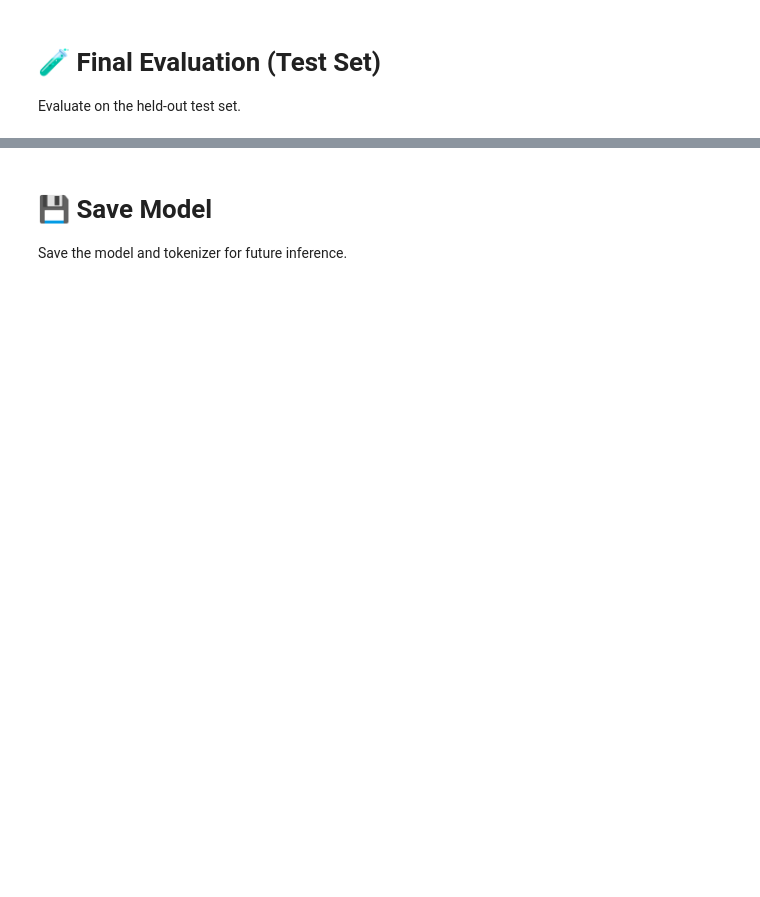
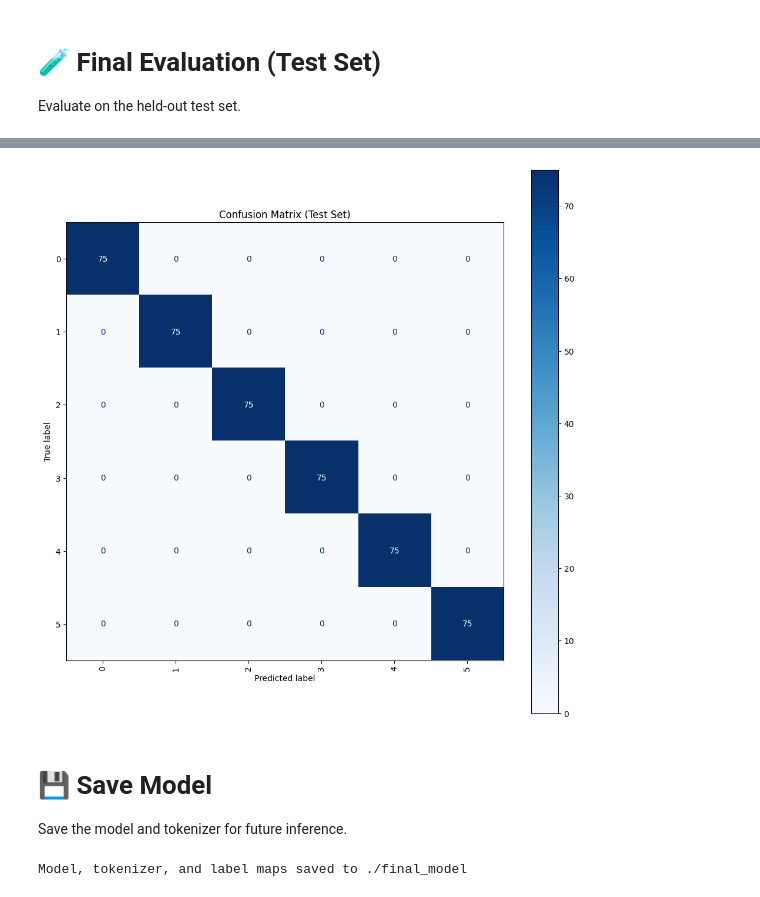
Before and after one commit to notlath/aill-be-sick, a Jupyter notebook: notebooks/finetuning/BioClinical_ModernBERT_base_Symptom2Disease_dataset_WITH_DROPOUT_42.ipynb, the cells around one changed output, grey strips where cells are left out. Saved outputs shown, nothing was run; the diff lists cells and outputs as text; code cells hidden in the pictures; blank space fills up the shorter version.

```diff
--- a/notebooks/finetuning/BioClinical_ModernBERT_base_Symptom2Disease_dataset_WITH_DROPOUT_42.ipynb
+++ b/notebooks/finetuning/BioClinical_ModernBERT_base_Symptom2Disease_dataset_WITH_DROPOUT_42.ipynb
@@ -1073,12 +1159,0 @@ and prepare for final test set evaluation.
-# %%
-# Retrieve best trial
-best_trial = trainer.hyperparameter_search().run[0]
-print(f"Best Run parameters: {best_trial.hyperparameters}")
-
-# Update config with best parameters
-for n, v in best_trial.hyperparameters.items():
-    setattr(trainer.args, n, v)
-
-# (Optional) Retrain model with best params if needed.
-# For now, we assume the trainer holds the best model or we can re-train.
-trainer.train()
@@ -1095,19 +1181,21 @@ print(test_results.metrics)
 # %%
 import matplotlib.pyplot as plt
 from sklearn.metrics import confusion_matrix, ConfusionMatrixDisplay
 
 y_true = test_results.label_ids
 y_pred = test_results.predictions.argmax(axis=1)
 
 # Plot confusion matrix
-labels = [id2label[i] for i in range(num_labels)]
+labels = [str(id2label[i]) for i in range(num_labels)]
 cm = confusion_matrix(y_true, y_pred)
 disp = ConfusionMatrixDisplay(confusion_matrix=cm, display_labels=labels)
 
 fig, ax = plt.subplots(figsize=(12, 12))
 disp.plot(cmap="Blues", ax=ax, xticks_rotation=90)
 plt.title("Confusion Matrix (Test Set)")
 plt.show()
+# %% [output]
+[figure, added]
 # %% [markdown]
 # 💾 Save Model
 
@@ -1119,0 +1203,15 @@ print(f"Model and tokenizer saved to {save_path}")
+# %%
+import json, os
+
+save_path = "./final_model"
+trainer.save_model(save_path)
+tokenizer.save_pretrained(save_path)
+
+with open(os.path.join(save_path, "label2id.json"), "w") as f:
+    json.dump(label2id, f, indent=2)
+with open(os.path.join(save_path, "id2label.json"), "w") as f:
+    json.dump(id2label, f, indent=2)
+
+print(f"Model, tokenizer, and label maps saved to {save_path}")
+# %% [output]
+Model, tokenizer, and label maps saved to ./final_model
```
Also changed, not shown: parts of 41 cells of this notebook, 1 other file.
